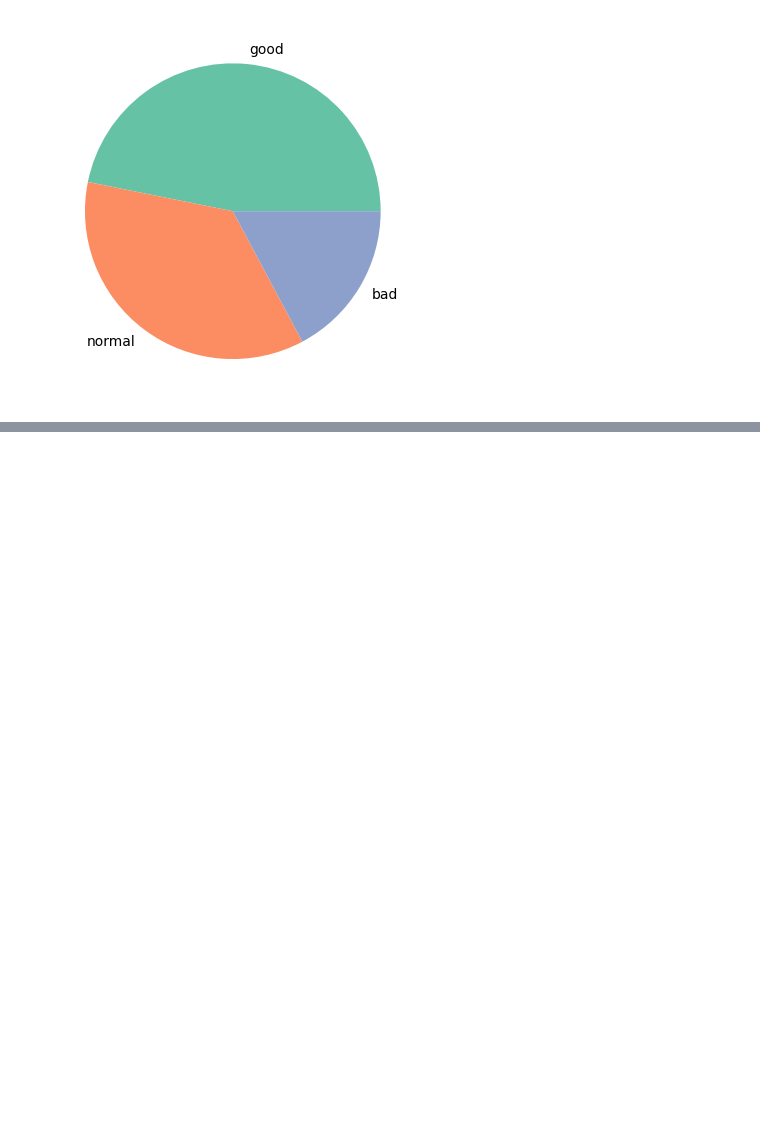
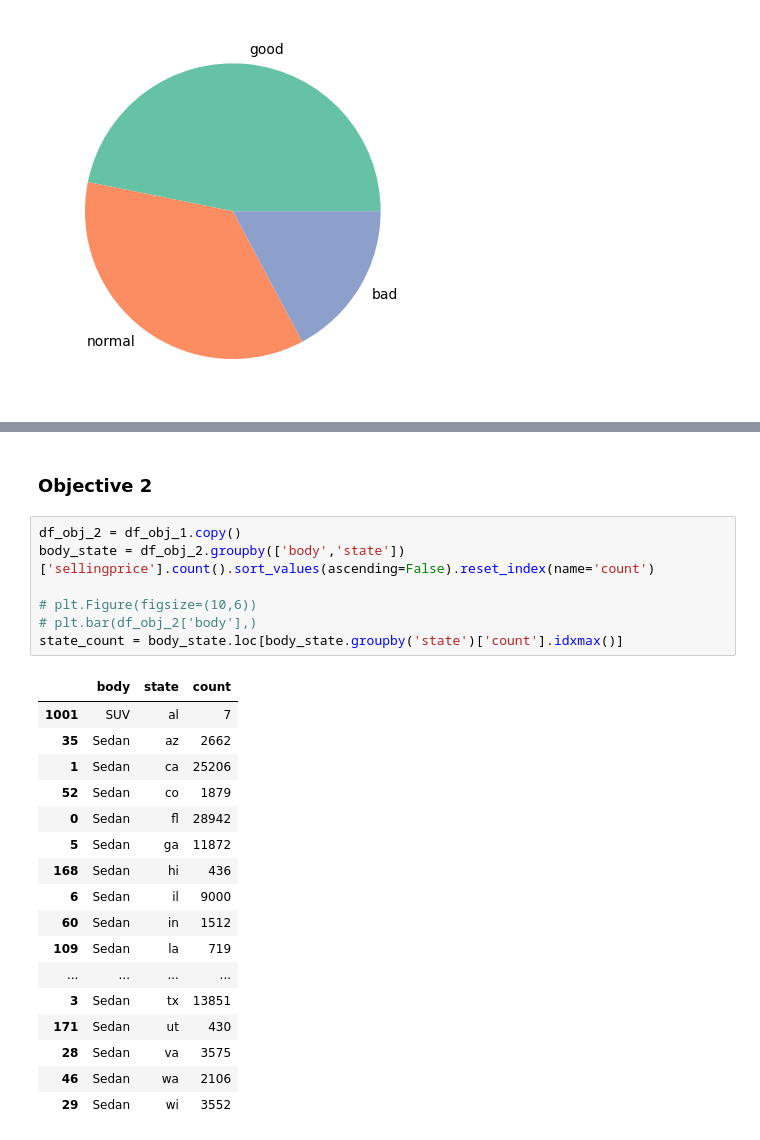
Before and after one commit to R3Z4P4HL3V1/UsedCarAnalysis, a Jupyter notebook: index.ipynb, the cells around one changed output, grey strips where cells are left out. Drawn from its saved outputs; the diff is of its cells as text; blank space fills up the shorter version.

```diff
--- a/index.ipynb
+++ b/index.ipynb
@@ -322,0 +394,27 @@ plt.pie(df_obj_1['condition rank'].value_counts(),labels=['good','normal','bad']
+# %% [markdown]
+<h3>Objective 2</h3>
+# %%
+df_obj_2 = df_obj_1.copy()
+body_state = df_obj_2.groupby(['body','state'])['sellingprice'].count().sort_values(ascending=False).reset_index(name='count')
+
+# plt.Figure(figsize=(10,6))
+# plt.bar(df_obj_2['body'],)
+state_count = body_state.loc[body_state.groupby('state')['count'].idxmax()]
+# %% [output]
+|  | body | state | count |
+| 1001 | SUV | al | 7 |
+| 35 | Sedan | az | 2662 |
+| 1 | Sedan | ca | 25206 |
+| 52 | Sedan | co | 1879 |
+| 0 | Sedan | fl | 28942 |
+| 5 | Sedan | ga | 11872 |
+| 168 | Sedan | hi | 436 |
+| 6 | Sedan | il | 9000 |
+| 60 | Sedan | in | 1512 |
+| 109 | Sedan | la | 719 |
+| ... | ... | ... | ... |
+| 3 | Sedan | tx | 13851 |
+| 171 | Sedan | ut | 430 |
+| 28 | Sedan | va | 3575 |
+| 46 | Sedan | wa | 2106 |
+| 29 | Sedan | wi | 3552 |
```
Also changed, not shown: parts of 7 cells of this notebook.
